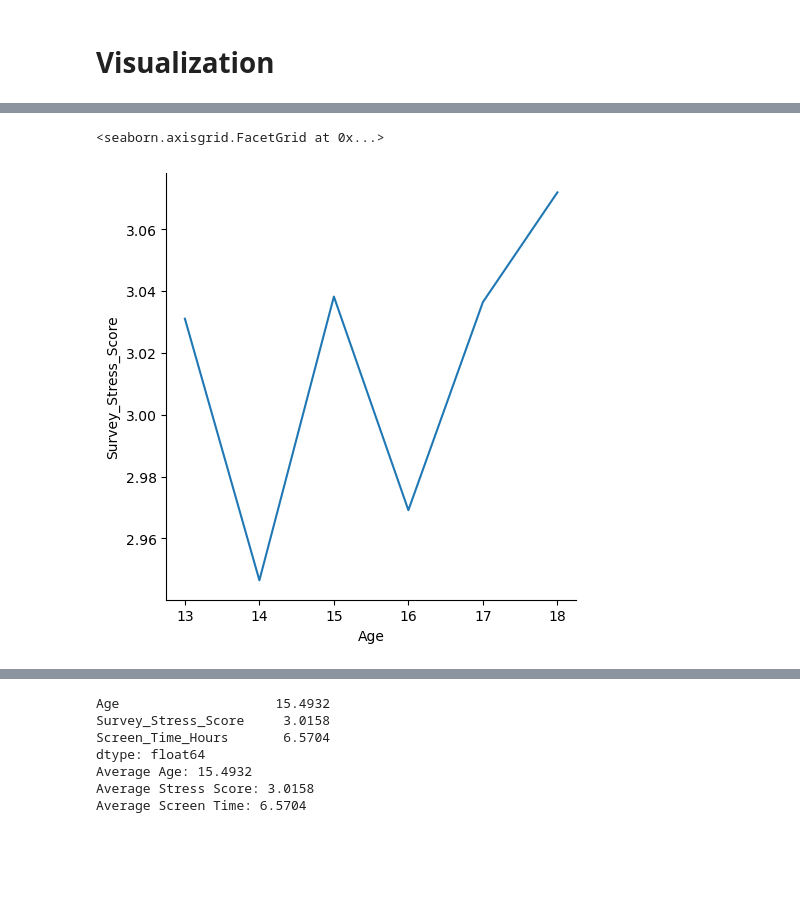
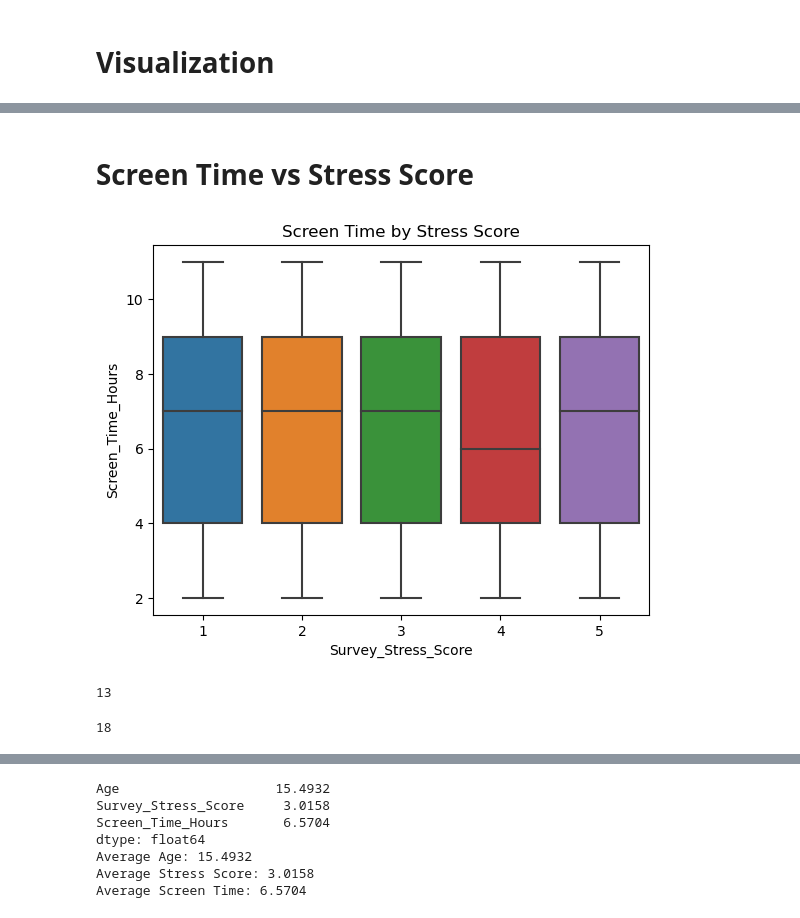
Before and after one commit to racheldrewu/2201FinalProject, a Jupyter notebook: screentime vs mentalhealth .ipynb, the cells around one changed output, grey strips where cells are left out. Saved outputs shown, nothing was run; the diff lists cells and outputs as text; code cells hidden in the pictures; blank space fills up the shorter version.

Commit message:
update notebook(figres)
saving 3 images in figure folder

```diff
--- a/screentime vs mentalhealth .ipynb
+++ b/screentime vs mentalhealth .ipynb
@@ -172,14 +134,0 @@ sns.relplot(
-# %%
-# Group the data by Age and calculating the average stress score
-avg_stress = new_df.groupby("Age")["Survey_Stress_Score"].mean().reset_index()
-
-# Now plot it as a line graph
-sns.relplot(
-    x="Age",
-    y="Survey_Stress_Score",
-    data=avg_stress,
-    kind='line'
-)
-# %% [output]
-<seaborn.axisgrid.FacetGrid at 0x...>
-[figure, removed]
@@ -187,0 +135,16 @@ sns.relplot(
+# %% [markdown]
+# Screen Time vs Stress Score
+# %%
+#box plot screen time and stress score
+
+sns.boxplot(
+    x="Survey_Stress_Score",
+    y="Screen_Time_Hours",
+    data=new_df
+)
+#lables
+plt.title("Screen Time by Stress Score")
+#saving image
+plt.savefig("Figures/boxplot_stress_vs_screen_time.png")
+# %% [output]
+[figure, added]
@@ -187,0 +153,10 @@ sns.relplot(
+# %%
+# min and max of age
+new_df["Age"].min()
+# %% [output]
+13
+# %%
+#max of age
+new_df["Age"].max()
+# %% [output]
+18
```
Also changed, not shown: parts of 10 cells of this notebook, 4 other files.
